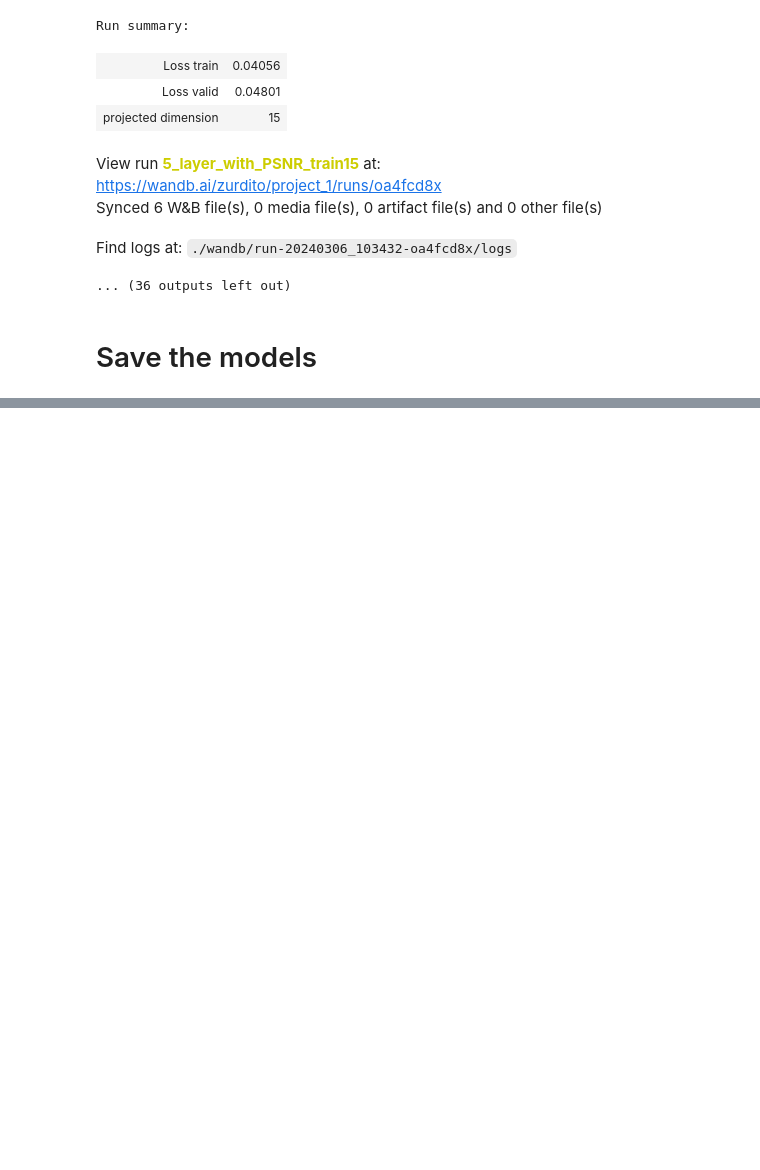
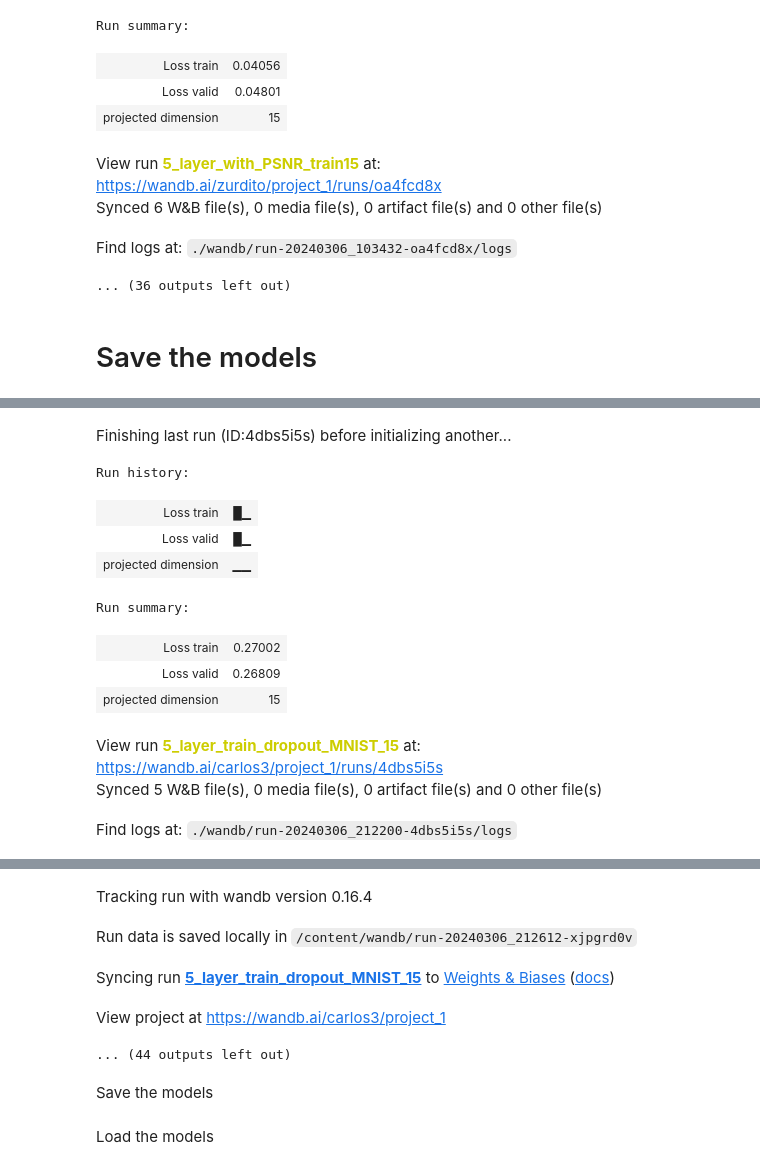
Before and after one commit to danitoribio/neural_networks, a Jupyter notebook: project1/Project1NN.ipynb, the cells around one changed output, grey strips where cells are left out. Saved outputs shown, nothing was run; the diff lists cells and outputs as text; code cells hidden in the pictures; blank space fills up the shorter version.

```diff
--- a/project1/Project1NN.ipynb
+++ b/project1/Project1NN.ipynb
@@ -672,0 +982,21 @@ Autoenc5, test-100. Projections: tensor(14.6325)
+# %%
+projected_dimensions = [15, 30, 50, 100]
+epochs = 15
+models_autoencoder5_regularized = []
+for run in range(len(projected_dimensions)):
+    model = autoencoder5_regularized(projected_dimensions[run])  # To initialize the model with the projected dimension
+    model.do_training(epochs,train_set[INDEX],valid_set[INDEX])
+    models_autoencoder5_regularized.append(model)
+# %% [output]
+Finishing last run (ID:4dbs5i5s) before initializing another...
+Run history:
+| Loss train | █▁ |
+| Loss valid | █▁ |
+| projected dimension | ▁▁ |
+Run summary:
+| Loss train | 0.27002 |
+| Loss valid | 0.26809 |
+| projected dimension | 15 |
+View run 5_layer_train_dropout_MNIST_15 at: https://wandb.ai/carlos3/project_1/runs/4dbs5i5s
+Synced 5 W&B file(s), 0 media file(s), 0 artifact file(s) and 0 other file(s)
+Find logs at: ./wandb/run-20240306_212200-4dbs5i5s/logs
@@ -672,0 +1004,7 @@ Autoenc5, test-100. Projections: tensor(14.6325)
+Tracking run with wandb version 0.16.4
+Run data is saved locally in /content/wandb/run-20240306_212612-xjpgrd0v
+Syncing run 5_layer_train_dropout_MNIST_15 to Weights & Biases (docs)
+View project at https://wandb.ai/carlos3/project_1
+... (44 outputs left out)
+# %% [markdown]
+Save the models
@@ -672,0 +1023,2 @@ Autoenc5, test-100. Projections: tensor(14.6325)
+# %% [markdown]
+Load the models
```
Also changed, not shown: parts of 32 cells of this notebook.
